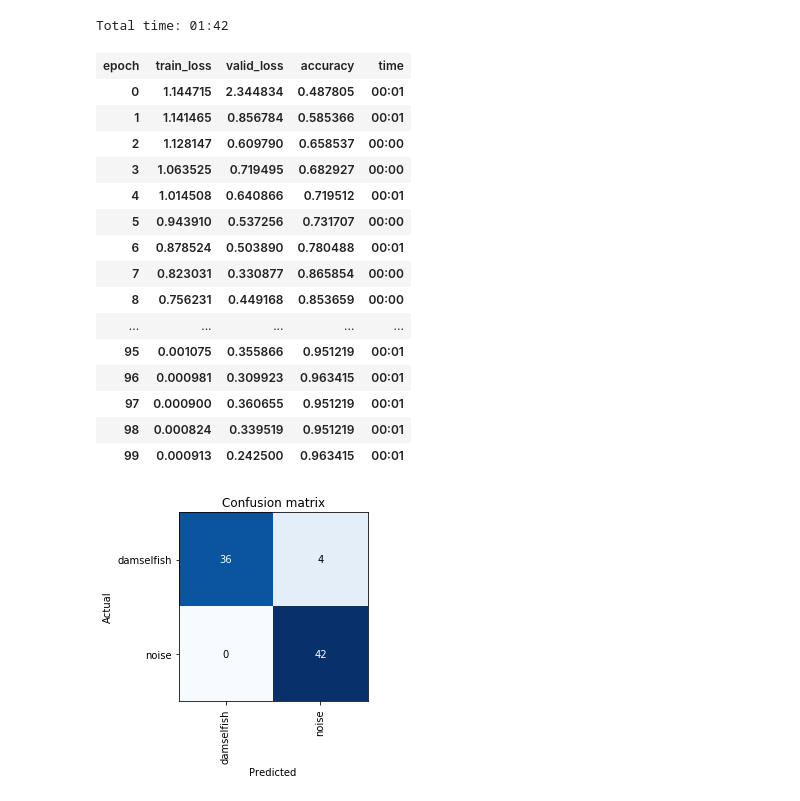
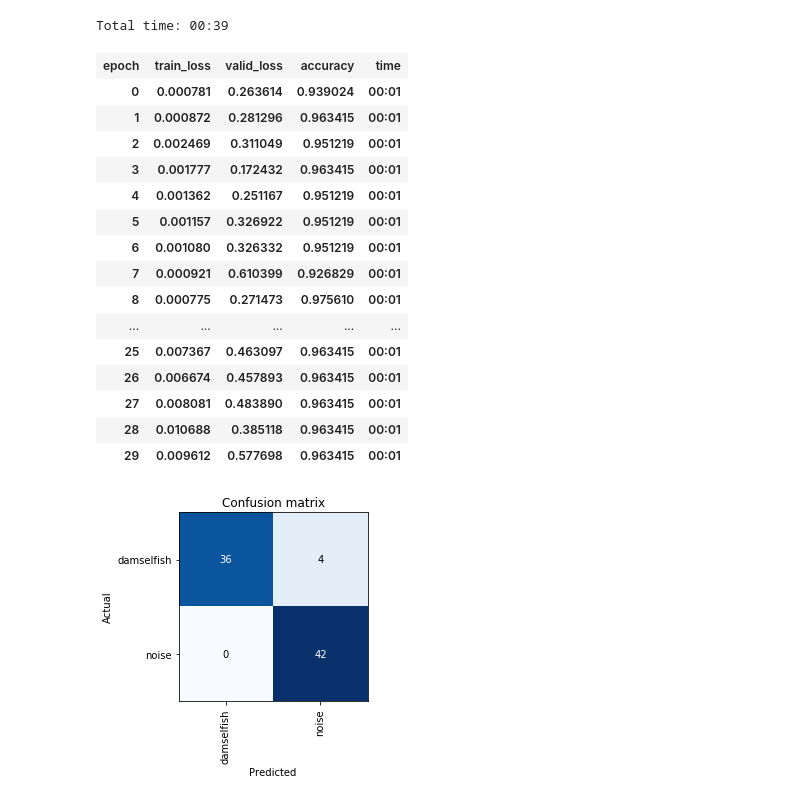
Before and after one commit to whoahbot/sonumator, a Jupyter notebook: notebook.ipynb, the cells around one changed output. Drawn from its saved outputs; the diff is of its cells as text; code cells hidden in the pictures.

```diff
--- a/notebook.ipynb
+++ b/notebook.ipynb
@@ -114,23 +114,23 @@ LR Finder is complete, type {learner_name}.recorder.plot() to see the graph.
 # %%
-learn.fit_one_cycle(100, slice(1e-5, 1e-3))
+learn.fit_one_cycle(30, slice(1e-5, 1e-3))
 # %% [output]
-Total time: 01:42
+Total time: 00:39
 | epoch | train_loss | valid_loss | accuracy | time |
-| 0 | 1.144715 | 2.344834 | 0.487805 | 00:01 |
-| 1 | 1.141465 | 0.856784 | 0.585366 | 00:01 |
-| 2 | 1.128147 | 0.609790 | 0.658537 | 00:00 |
-| 3 | 1.063525 | 0.719495 | 0.682927 | 00:00 |
-| 4 | 1.014508 | 0.640866 | 0.719512 | 00:01 |
-| 5 | 0.943910 | 0.537256 | 0.731707 | 00:00 |
-| 6 | 0.878524 | 0.503890 | 0.780488 | 00:01 |
-| 7 | 0.823031 | 0.330877 | 0.865854 | 00:00 |
-| 8 | 0.756231 | 0.449168 | 0.853659 | 00:00 |
+| 0 | 0.000781 | 0.263614 | 0.939024 | 00:01 |
+| 1 | 0.000872 | 0.281296 | 0.963415 | 00:01 |
+| 2 | 0.002469 | 0.311049 | 0.951219 | 00:01 |
+| 3 | 0.001777 | 0.172432 | 0.963415 | 00:01 |
+| 4 | 0.001362 | 0.251167 | 0.951219 | 00:01 |
+| 5 | 0.001157 | 0.326922 | 0.951219 | 00:01 |
+| 6 | 0.001080 | 0.326332 | 0.951219 | 00:01 |
+| 7 | 0.000921 | 0.610399 | 0.926829 | 00:01 |
+| 8 | 0.000775 | 0.271473 | 0.975610 | 00:01 |
 | ... | ... | ... | ... | ... |
-| 95 | 0.001075 | 0.355866 | 0.951219 | 00:01 |
-| 96 | 0.000981 | 0.309923 | 0.963415 | 00:01 |
-| 97 | 0.000900 | 0.360655 | 0.951219 | 00:01 |
-| 98 | 0.000824 | 0.339519 | 0.951219 | 00:01 |
-| 99 | 0.000913 | 0.242500 | 0.963415 | 00:01 |
+| 25 | 0.007367 | 0.463097 | 0.963415 | 00:01 |
+| 26 | 0.006674 | 0.457893 | 0.963415 | 00:01 |
+| 27 | 0.008081 | 0.483890 | 0.963415 | 00:01 |
+| 28 | 0.010688 | 0.385118 | 0.963415 | 00:01 |
+| 29 | 0.009612 | 0.577698 | 0.963415 | 00:01 |
 # %%
 interp = ClassificationInterpretation.from_learner(learn)
 interp.plot_confusion_matrix()
```
Also changed, not shown: parts of 6 cells of this notebook, 2 other files.
